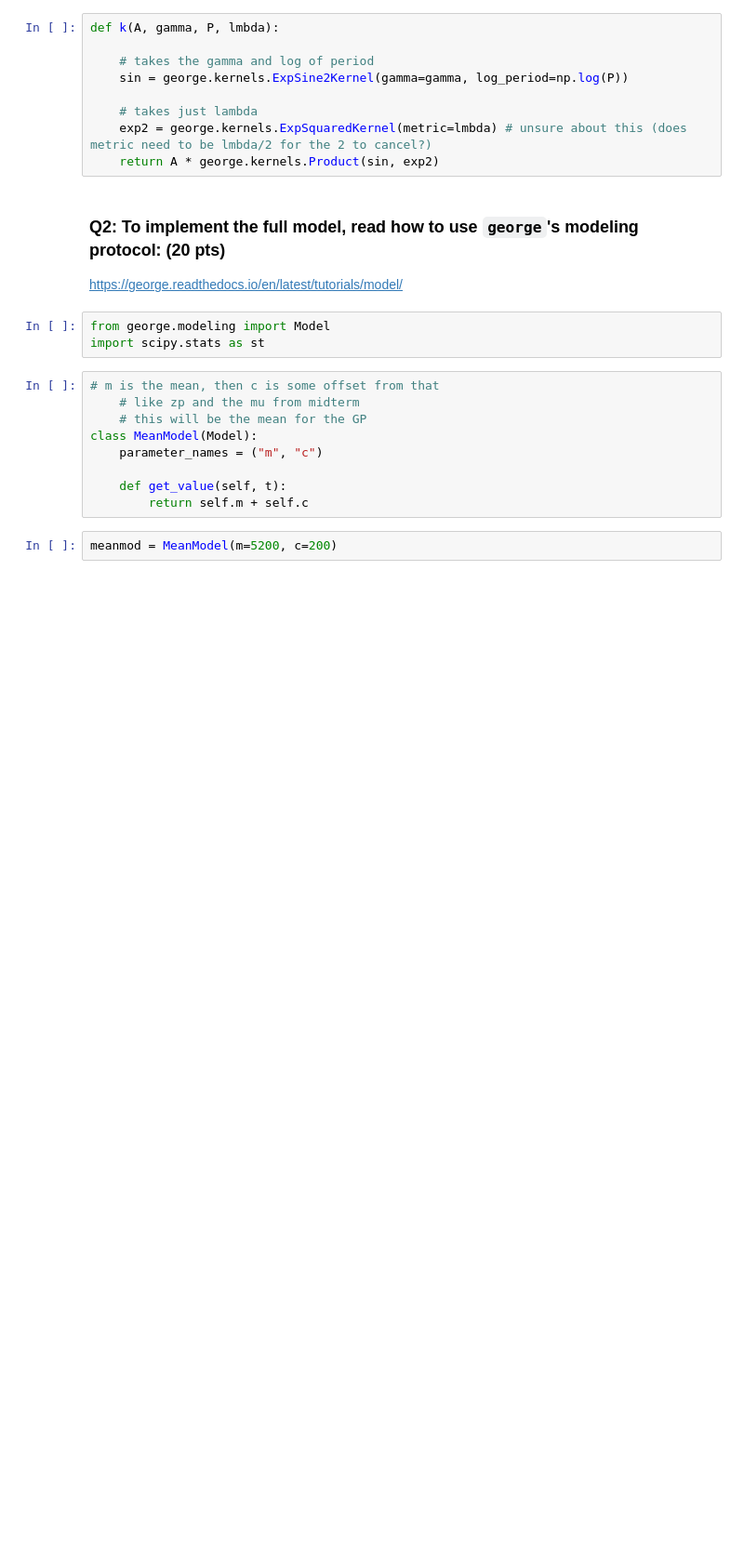
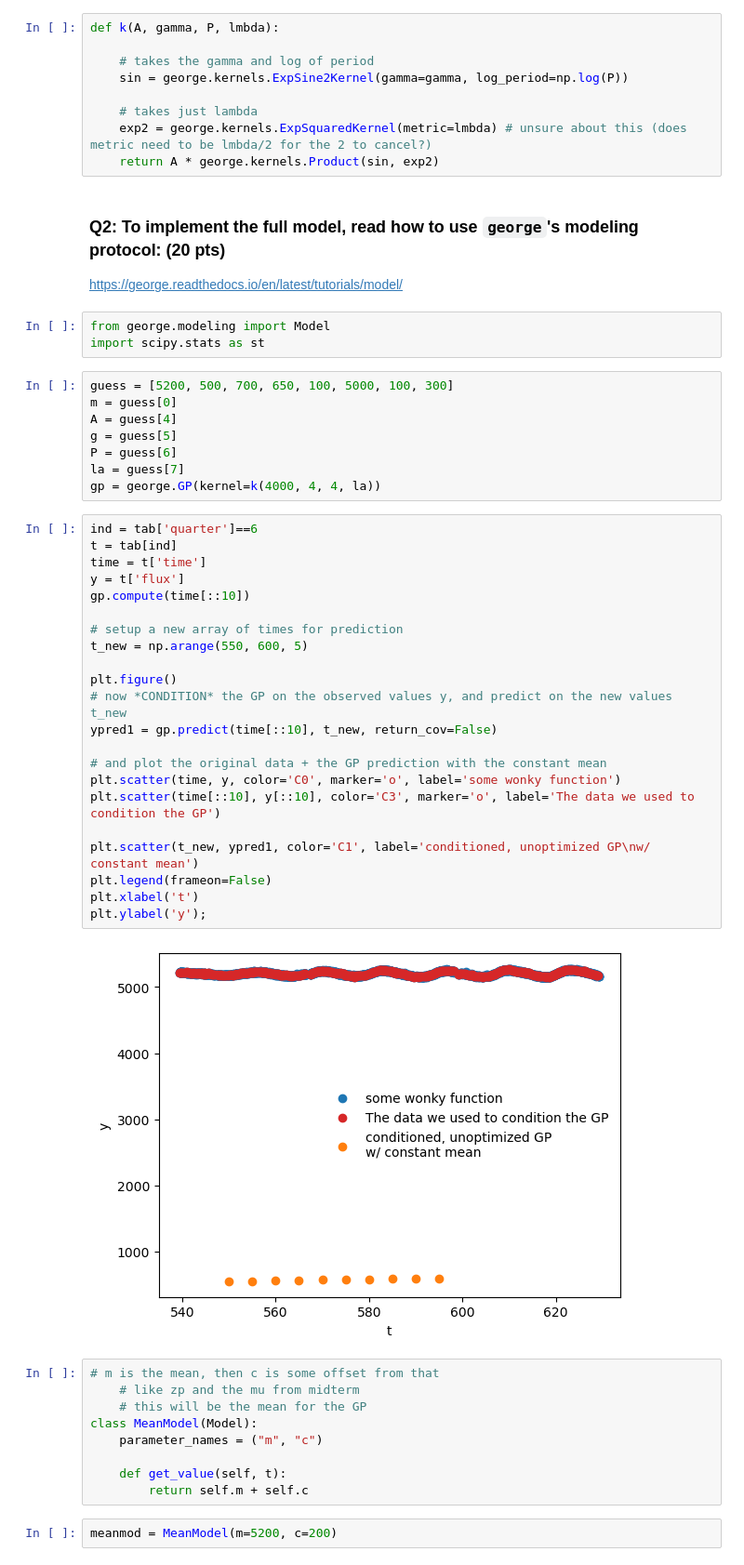
Before and after one commit to gnarayan/ast596_2023_Spring, a Jupyter notebook: homework/HaillePerkins/06/HW06+7.ipynb, the cells around one changed output. Shown: that part at 93% size. Cells and saved outputs as stored; diff of their text form; blank space fills up the shorter version.

```diff
--- a/homework/HaillePerkins/06/HW06+7.ipynb
+++ b/homework/HaillePerkins/06/HW06+7.ipynb
@@ -105,6 +121,38 @@ https://george.readthedocs.io/en/latest/tutorials/model/
 # %%
 from george.modeling import Model
 import scipy.stats as st
+# %%
+guess = [5200, 500, 700, 650, 100, 5000, 100, 300]
+m = guess[0]
+A = guess[4]
+g = guess[5]
+P = guess[6]
+la = guess[7]
+gp = george.GP(kernel=k(4000, 4, 4, la))
+# %%
+ind = tab['quarter']==6
+t = tab[ind]
+time = t['time']
+y = t['flux']
+gp.compute(time[::10])
+
+# setup a new array of times for prediction
+t_new = np.arange(550, 600, 5)
+
+plt.figure()
+# now *CONDITION* the GP on the observed values y, and predict on the new values t_new
+ypred1 = gp.predict(time[::10], t_new, return_cov=False)
+
+# and plot the original data + the GP prediction with the constant mean
+plt.scatter(time, y, color='C0', marker='o', label='some wonky function')
+plt.scatter(time[::10], y[::10], color='C3', marker='o', label='The data we used to condition the GP')
+
+plt.scatter(t_new, ypred1, color='C1', label='conditioned, unoptimized GP\nw/ constant mean')
+plt.legend(frameon=False)
+plt.xlabel('t')
+plt.ylabel('y');
+# %% [output]
+[figure, added]
 # %%
 # m is the mean, then c is some offset from that
     # like zp and the mu from midterm
```
Also changed, not shown: parts of 2 cells of this notebook.
